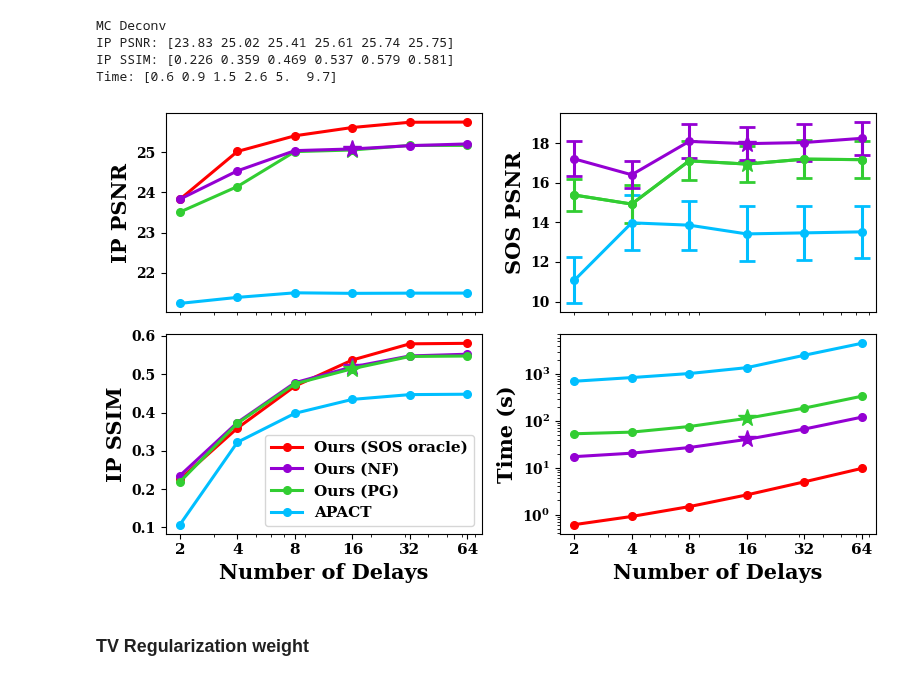
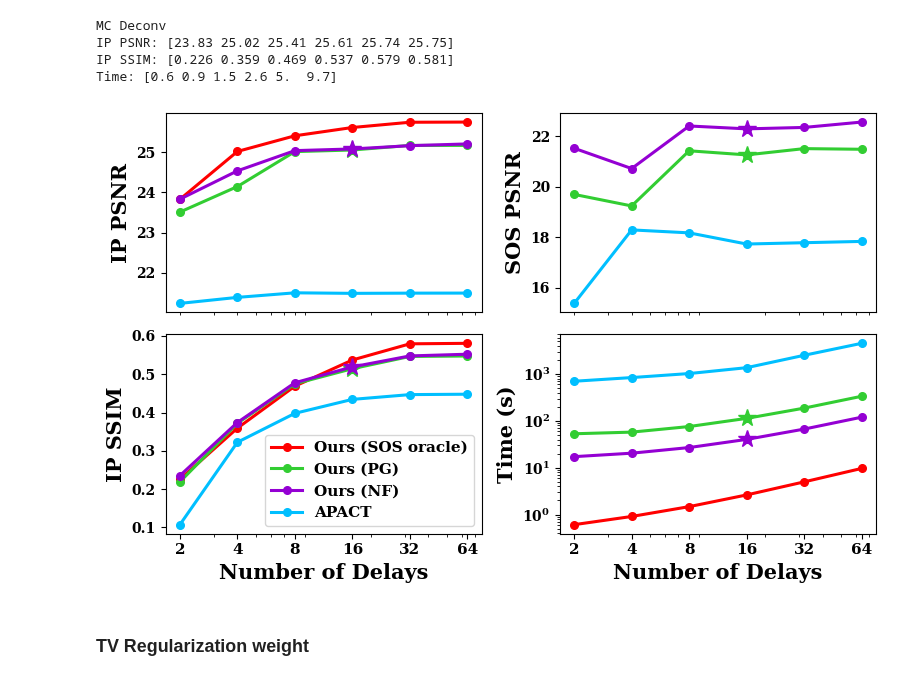
Before and after one commit to Lukeli0425/Coord-SoS-PACT, a Jupyter notebook: figures_ICCV/figure_ablation.ipynb, the cells around one changed output. Saved outputs shown, nothing was run; the diff lists cells and outputs as text; code cells hidden in the pictures.

Commit message:
update figures

```diff
--- a/figures_ICCV/figure_ablation.ipynb
+++ b/figures_ICCV/figure_ablation.ipynb
@@ -108,8 +108,8 @@ for i, sample_id in enumerate(sample_list):
         log = load_log(os.path.join(results_path, 'log.json'))
         ip_psnrs_apact[i, j] = psnr(ip_gt, ip_rec, data_range=data_range_ip)
         ip_ssims_apact[i, j] = ssim(ip_gt, ip_rec, data_range=data_range_ip)
-        sos_psnrs_apact[i, j] = psnr(sos_gt, sos_rec, data_range=sos_gt.max()-sos_gt.min())
-        sos_ssims_apact[i, j] = ssim(sos_gt, sos_rec, data_range=sos_gt.max()-sos_gt.min())
+        sos_psnrs_apact[i, j] = psnr(sos_gt, sos_rec, data_range=data_range_sos)
+        sos_ssims_apact[i, j] = ssim(sos_gt, sos_rec, data_range=data_range_sos)
         times_apact[i, j] = log['time']
 # %%
 print('APACT')
@@ -143,8 +143,8 @@ for i, sample_id in enumerate(sample_list):
         log = load_log(os.path.join(results_path, 'log.json'))
         ip_psnrs_pg[i, j] = psnr(ip_gt, ip_rec, data_range=data_range_ip)
         ip_ssims_pg[i, j] = ssim(ip_gt, ip_rec, data_range=data_range_ip)
-        sos_psnrs_pg[i, j] = psnr(sos_gt, sos_rec, data_range=sos_gt.max()-sos_gt.min())
-        sos_ssims_pg[i, j] = ssim(sos_gt, sos_rec, data_range=sos_gt.max()-sos_gt.min())
+        sos_psnrs_pg[i, j] = psnr(sos_gt, sos_rec, data_range=data_range_sos)
+        sos_ssims_pg[i, j] = ssim(sos_gt, sos_rec, data_range=data_range_sos)
         times_pg[i, j] = log['time']
 # %%
 print('Ours (PG)')
@@ -199,8 +199,8 @@ for i, sample_id in enumerate(sample_list):
         log = load_log(os.path.join(results_path, 'log.json'))
         ip_psnrs_nf[i, j] = psnr(ip_gt, ip_rec, data_range=data_range_ip)
         ip_ssims_nf[i, j] = ssim(ip_gt, ip_rec, data_range=data_range_ip)
-        sos_psnrs_nf[i, j] = psnr(sos_gt, sos_rec, data_range=sos_gt.max()-sos_gt.min())
-        sos_ssims_nf[i, j] = ssim(sos_gt, sos_rec, data_range=sos_gt.max()-sos_gt.min())
+        sos_psnrs_nf[i, j] = psnr(sos_gt, sos_rec, data_range=data_range_sos)
+        sos_ssims_nf[i, j] = ssim(sos_gt, sos_rec, data_range=data_range_sos)
         times_nf[i, j] = log['time']
 # %%
 print('Ours (NF)')
@@ -261,10 +261,10 @@ ax.set_xticks([])
 
 ax = plt.subplot(2,2,3)
 ax.plot(n_delays_list, np.mean(ip_ssims_deconv, axis=0), label='Ours (SOS oracle)', marker='o', markersize=5.5, color='red', linewidth=2.2)
+ax.plot(n_delays_list, np.mean(ip_ssims_pg, axis=0), label='Ours (PG)', marker='o', markersize=5.5, color='limegreen', linewidth=2.2)
+ax.plot(n_delays_list[-3], np.mean(ip_ssims_pg[:,-3], axis=0), marker='*', markersize=13, color='limegreen')
 ax.plot(n_delays_list, np.mean(ip_ssims_nf, axis=0), label='Ours (NF)', marker='o', markersize=5.5, color='darkviolet', linewidth=2.2)
 ax.plot(n_delays_list[-3], np.mean(ip_ssims_nf[:,-3], axis=0), marker='*', markersize=13, color='darkviolet')
-ax.plot(n_delays_list, np.mean(ip_ssims_pg, axis=0), label='Ours (PG)', marker='o', markersize=5.5, color='limegreen', linewidth=2.2)
-ax.plot(n_delays_list[-3], np.mean(ip_ssims_pg[:,-3], axis=0), marker='*', markersize=13, color='limegreen')
 # ax.plot(n_delays_list, np.mean(ip_ssims_pg_wotv, axis=0), label='PG w/o TV', marker='o', markersize=5.5, color='limegreen', linewidth=2.2, linestyle=':')
 ax.plot(n_delays_list, np.mean(ip_ssims_apact, axis=0), label='APACT', marker='o', markersize=5.5, color='deepskyblue', linewidth=2.2)
 ax.set_ylabel('IP SSIM', fontsize=15, fontweight='semibold')
@@ -276,14 +276,14 @@ ax.set_xticks([2,4,8,16,32,64], ['2','4','8','16','32','64'], fontsize=11)
 ax.legend(fontsize=11)
 
 ax = plt.subplot(2,2,2)
-# ax.plot(n_delays_list, np.mean(sos_psnrs_apact, axis=0), label='APACT', marker='o', markersize=5.5, color='deepskyblue', linewidth=2.2)
-ax.errorbar(n_delays_list, np.mean(sos_psnrs_apact, axis=0), yerr=np.std(sos_psnrs_apact, axis=0)/np.sqrt(5), linewidth=2.2, capsize=6, capthick=2, marker='o', markersize=5.5, color='deepskyblue')
+ax.plot(n_delays_list, np.mean(sos_psnrs_apact, axis=0), label='APACT', marker='o', markersize=5.5, color='deepskyblue', linewidth=2.2)
+# ax.errorbar(n_delays_list, np.mean(sos_psnrs_apact, axis=0), yerr=np.std(sos_psnrs_apact, axis=0)/np.sqrt(5), linewidth=2.2, capsize=6, capthick=2, marker='o', markersize=5.5, color='deepskyblue')
 ax.plot(n_delays_list, np.mean(sos_psnrs_pg, axis=0), label='Ours (PG)', marker='o', markersize=5.5, color='limegreen', linewidth=2.2)
 ax.plot(n_delays_list[-3], np.mean(sos_psnrs_pg[:,-3], axis=0), marker='*', markersize=13, color='limegreen')
-ax.errorbar(n_delays_list, np.mean(sos_psnrs_pg, axis=0), yerr=np.std(sos_psnrs_pg, axis=0)/np.sqrt(5), linewidth=2.2, capsize=6, capthick=2, marker='o', markersize=5.5, color='limegreen')
+# ax.errorbar(n_delays_list, np.mean(sos_psnrs_pg, axis=0), yerr=np.std(sos_psnrs_pg, axis=0)/np.sqrt(5), linewidth=2.2, capsize=6, capthick=2, marker='o', markersize=5.5, color='limegreen')
 # ax.plot(n_delays_list, np.mean(sos_psnrs_pg_wotv, axis=0), label='PG w/o TV', marker='o', markersize=5.5, color='limegreen', linewidth=2.2, linestyle=':')
-# ax.plot(n_delays_list, np.mean(sos_psnrs_nf, axis=0), label='Ours (NF)', marker='o', markersize=5.5, color='darkviolet', linewidth=2.2)
-ax.errorbar(n_delays_list, np.mean(sos_psnrs_nf, axis=0), yerr=np.std(sos_psnrs_nf, axis=0)/np.sqrt(5), linewidth=2.2, capsize=6, capthick=2, marker='o', markersize=5.5, color='darkviolet')
+ax.plot(n_delays_list, np.mean(sos_psnrs_nf, axis=0), label='Ours (NF)', marker='o', markersize=5.5, color='darkviolet', linewidth=2.2)
+# ax.errorbar(n_delays_list, np.mean(sos_psnrs_nf, axis=0), yerr=np.std(sos_psnrs_nf, axis=0)/np.sqrt(5), linewidth=2.2, capsize=6, capthick=2, marker='o', markersize=5.5, color='darkviolet')
 ax.plot(n_delays_list[-3], np.mean(sos_psnrs_nf[:,-3], axis=0), marker='*', markersize=13, color='darkviolet')
 ax.set_ylabel('SOS PSNR', fontsize=15, fontweight='semibold')
 # ax.set_ylim([21, 27])
@@ -303,34 +303,34 @@ ax.set_xticks([])
 # ax.set_xlabel('Number of Delays', fontsize=15, fontweight='semibold')
 # ax.set_xticks([2,4,8,16,32,64], ['2','4','8','16','32','64'], fontsize=11)
 
 ax = plt.subplot(2,2,4)
 ax.plot(n_delays_list, np.mean(times_deconv, axis=0), label='Ours + SOS oracle', marker='o', markersize=5.5, color='red', linewidth=2.2)
 ax.plot(n_delays_list, np.mean(times_apact, axis=0), label='APACT', marker='o', markersize=5.5, color='deepskyblue', linewidth=2.2)
 ax.plot(n_delays_list, np.mean(times_pg, axis=0), label='Ours (PG)', marker='o', markersize=5.5, color='limegreen', linewidth=2.2)
 ax.plot(n_delays_list[-3], np.mean(times_pg[:,-3], axis=0), marker='*', markersize=13, color='limegreen')
 ax.plot(n_delays_list, np.mean(times_nf, axis=0), label='Ours (NF)', marker='o', markersize=5.5, color='darkviolet', linewidth=2.2)
 ax.plot(n_delays_list[-3], np.mean(times_nf[:,-3], axis=0), marker='*', markersize=13, color='darkviolet')
 ax.set_ylabel('Time (s)', fontsize=15, fontweight='semibold')
 # ax.set_ylim([21, 27])
 ax.set_xscale('log')
 ax.set_yscale('log')
 # ax.set_xticks([])
 ax.set_xlabel('Number of Delays', fontsize=15, fontname='DejaVu Serif', fontweight='semibold')
 ax.set_xticks([2,4,8,16,32,64], ['2','4','8','16','32','64'], fontsize=11, fontname='DejaVu Serif')
 
 
 # ax = plt.subplot(2,3,6)
 # ax.set_ylabel('Memory (GB)', fontsize=15, fontweight='semibold')
 # # ax.set_ylim([21, 27])
 # ax.set_xscale('log')
 # # ax.set_yscale('log')
 # ax.set_xlabel('Number of Delays', fontsize=15, fontweight='semibold')
 # ax.set_xticks([2,4,8,16,32,64], ['2','4','8','16','32','64'], fontsize=11)
 
 plt.tight_layout()
 plt.savefig('figure_ablation_delays.png', bbox_inches='tight', dpi=128)
 # %% [output]
-[figure, old version]
+[figure, new version]
 # %% [markdown]
 ### TV Regularization weight
 # %%
```
Also changed, not shown: parts of 10 cells of this notebook, 5 other files.
